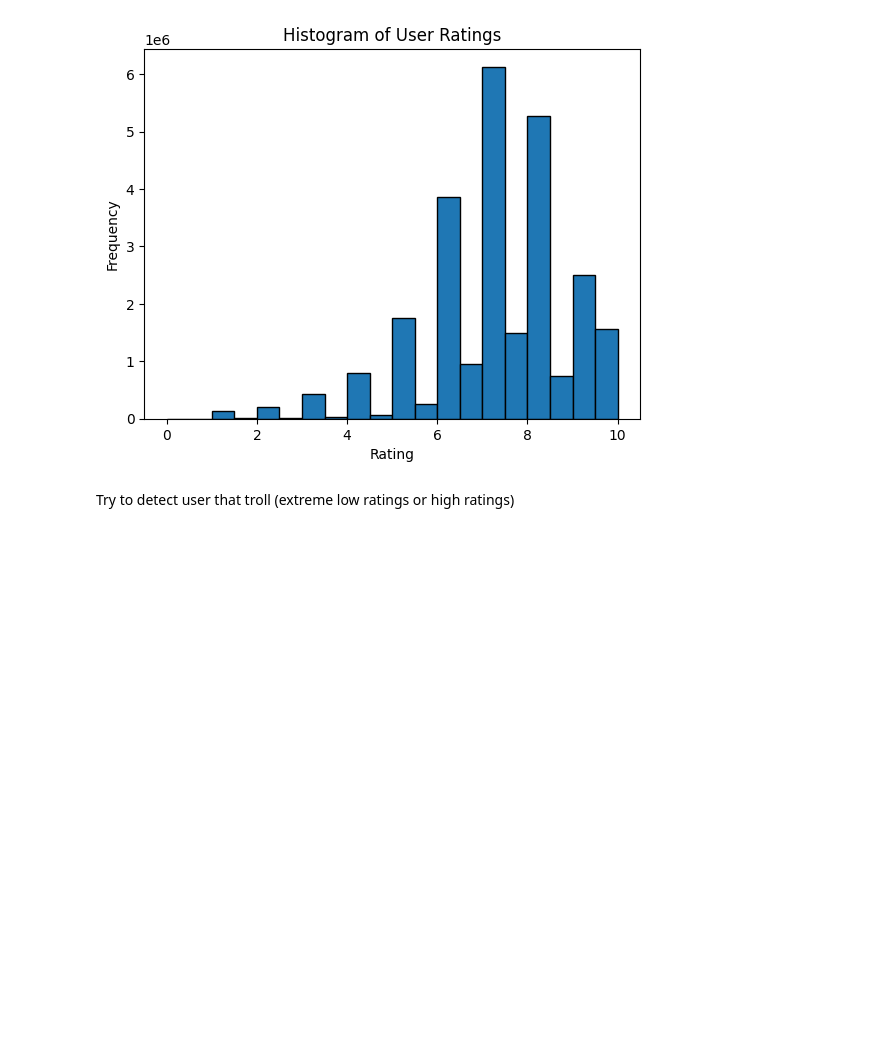
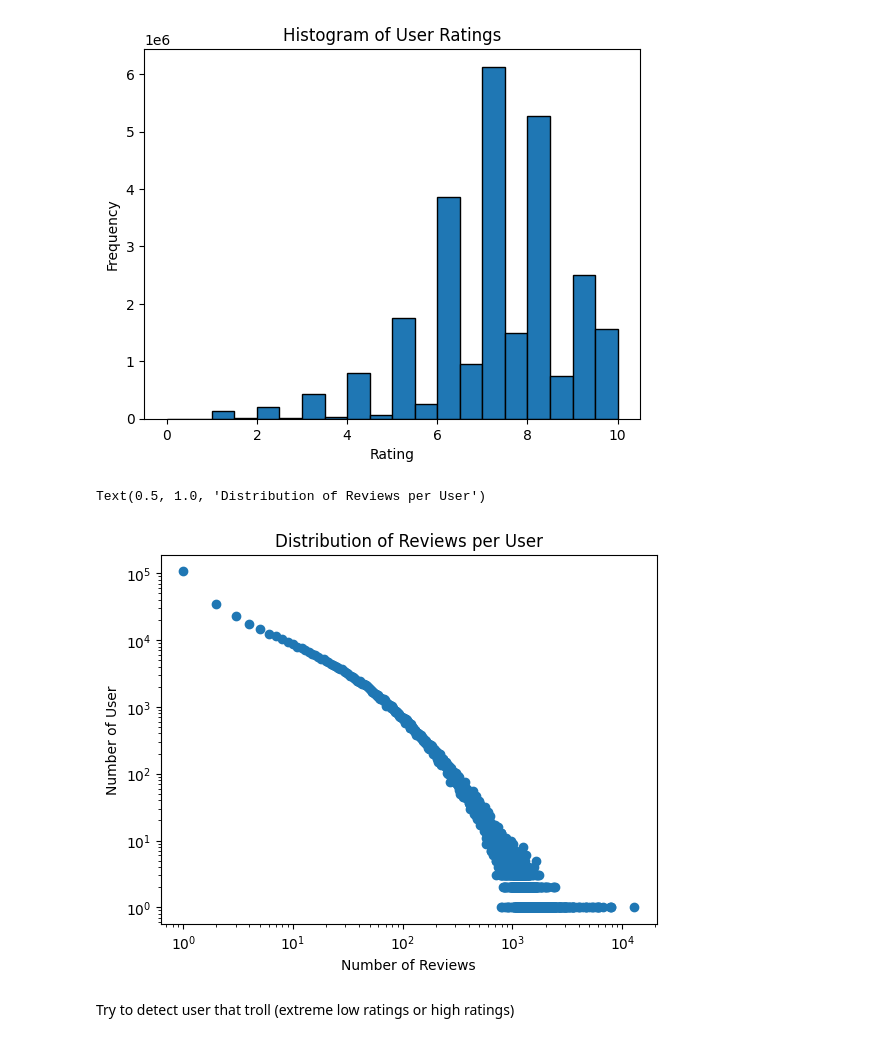
Before and after one commit to Toucan4Life/python-bgg, a Jupyter notebook: notebooks/extract data.ipynb, the cells around one changed output. Saved outputs shown, nothing was run; the diff lists cells and outputs as text; code cells hidden in the pictures; blank space fills up the shorter version.

```diff
--- a/notebooks/extract data.ipynb
+++ b/notebooks/extract data.ipynb
@@ -44,6 +46,25 @@ plt.ylabel('Frequency')
 plt.show()
 # %% [output]
 [figure]
+# %%
+import matplotlib.pyplot as plt
+import numpy as np
+
+# Count how many reviews each user made
+user_review_counts = df_cleaned['bgg_user_name'].value_counts()
+
+# Count the number of users for each review count
+review_distribution = user_review_counts.value_counts().sort_index()
+
+# Plot the distribution
+
+plt.loglog(review_distribution,'o')
+plt.xlabel('Number of Reviews')
+plt.ylabel('Number of User')
+plt.title('Distribution of Reviews per User')
+# %% [output]
+Text(0.5, 1.0, 'Distribution of Reviews per User')
+[figure, added]
 # %% [markdown]
 Try to detect user that troll (extreme low ratings or high ratings)
 # %%
```
Also changed, not shown: parts of 4 cells of this notebook, 1 other file.
